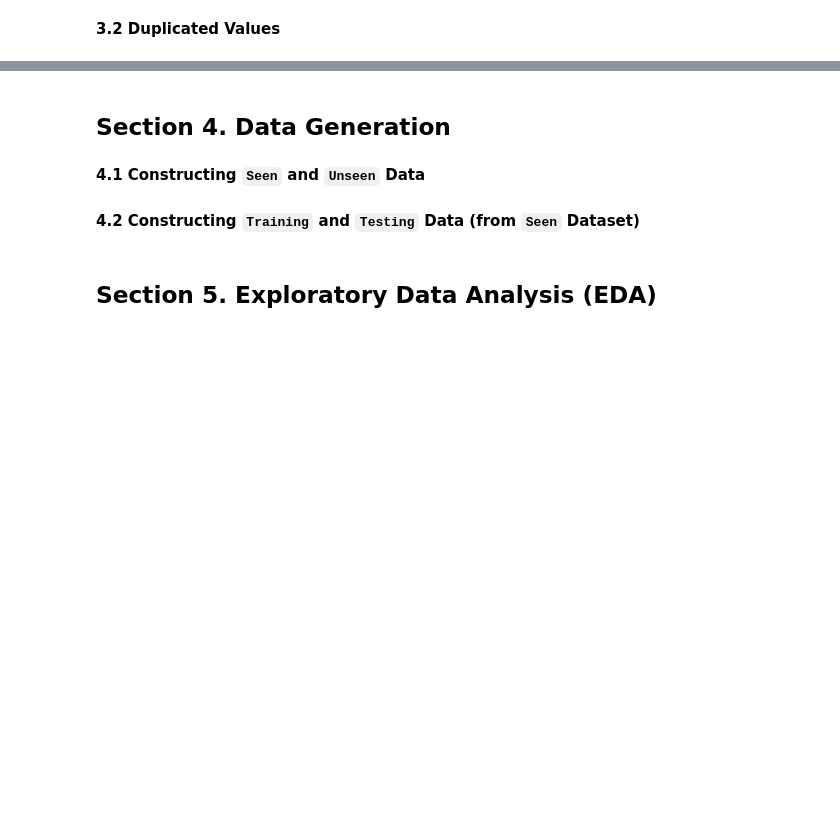
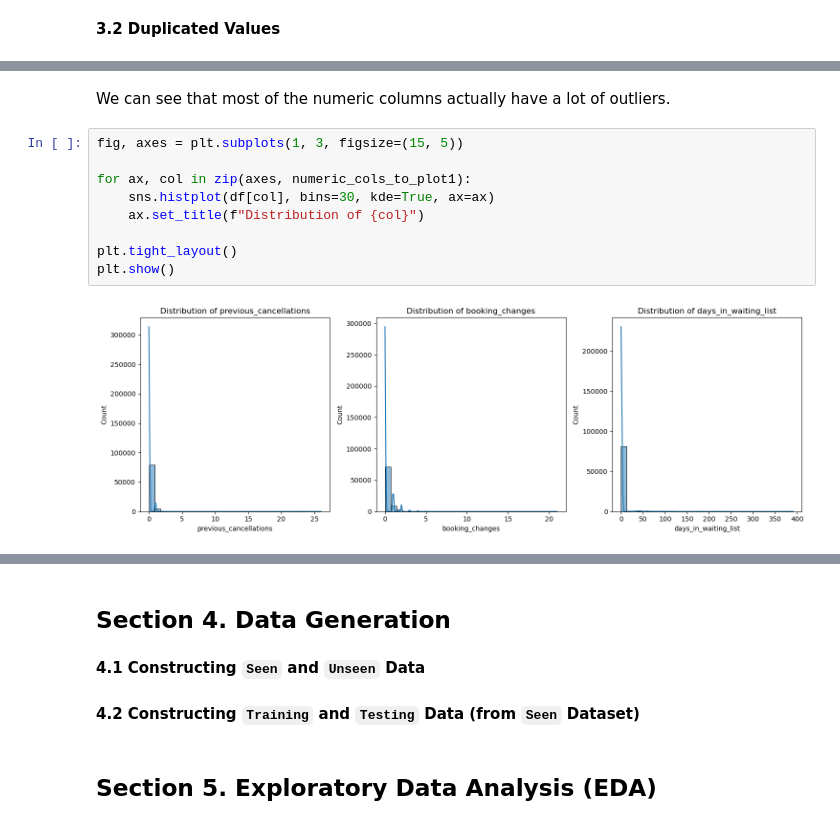
Before and after one commit to AliefRND/MachineLearningProject, a Jupyter notebook: notebooks/Notebook.ipynb, the cells around one changed output, grey strips where cells are left out. Cells and saved outputs as stored; diff of their text form; blank space fills up the shorter version.

```diff
--- a/notebooks/Notebook.ipynb
+++ b/notebooks/Notebook.ipynb
@@ -211,0 +376,13 @@ df.nunique()
+# %% [markdown]
+We can see that most of the numeric columns actually have a lot of outliers.
+# %%
+fig, axes = plt.subplots(1, 3, figsize=(15, 5))
+
+for ax, col in zip(axes, numeric_cols_to_plot1):
+    sns.histplot(df[col], bins=30, kde=True, ax=ax)
+    ax.set_title(f"Distribution of {col}")
+
+plt.tight_layout()
+plt.show()
+# %% [output]
+[figure, added]
```
Also changed, not shown: parts of 27 cells of this notebook.
